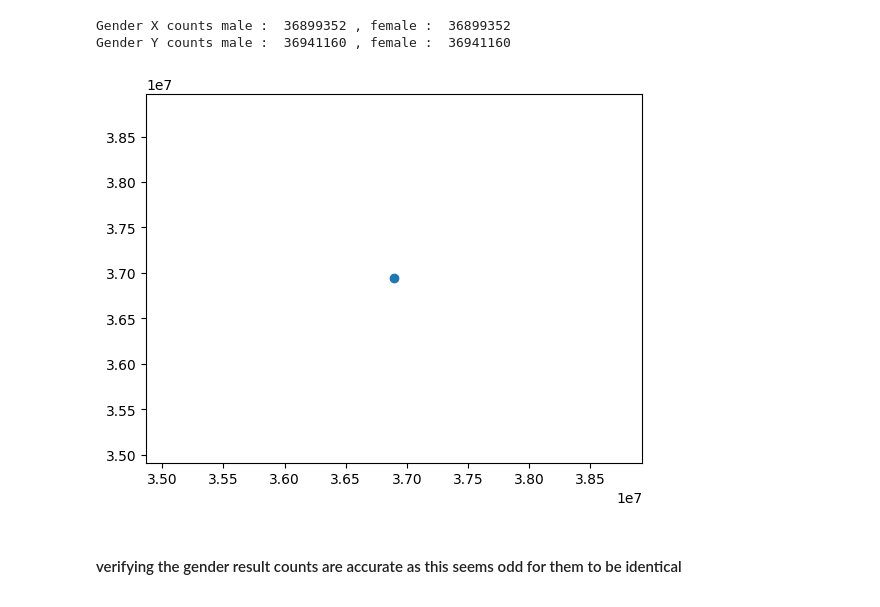
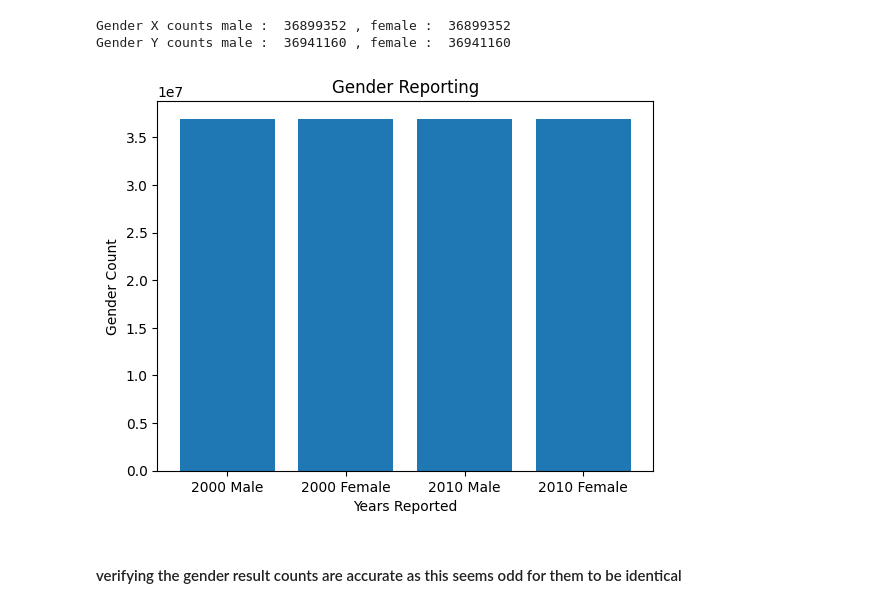
Before and after one commit to RobBecht/Population-Growth, a Jupyter notebook: data_comparison.ipynb, the cells around one changed output. Saved outputs shown, nothing was run; the diff lists cells and outputs as text; code cells hidden in the pictures.

```diff
--- a/data_comparison.ipynb
+++ b/data_comparison.ipynb
@@ -126,11 +152,17 @@ print("Gender Y counts male : ", male_y, ", female : ", female_y)
 # %% [output]
 Gender X counts male :  36899352 , female :  36899352
 Gender Y counts male :  36941160 , female :  36941160
-# %%
-plt.scatter(x = male_x, y = male_y),
-plt.show()
-# %% [output]
-[figure, removed]
+# %%
+x_axis = ['2000 Male','2000 Female', '2010 Male', '2010 Female']
+y_axis = [male_x, female_x, male_y, female_y]
+
+plt.bar(x_axis, y_axis)
+plt.title('Gender Reporting')
+plt.xlabel('Years Reported')
+plt.ylabel('Gender Count')
+plt.show()
+# %% [output]
+[figure, added]
 # %% [markdown]
 #### verifying the gender result counts are accurate as this seems odd for them to be identical
 # %%
```
Also changed, not shown: parts of 10 cells of this notebook.
